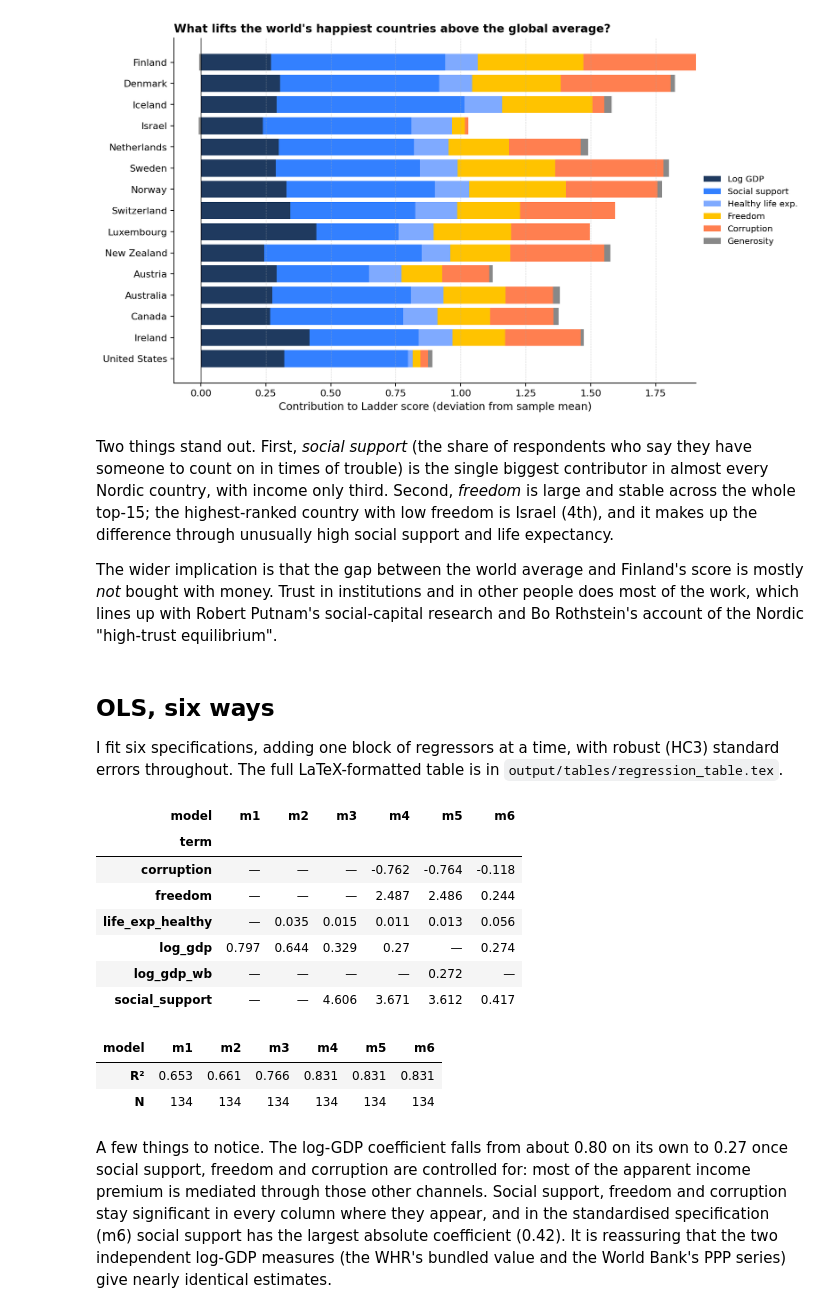
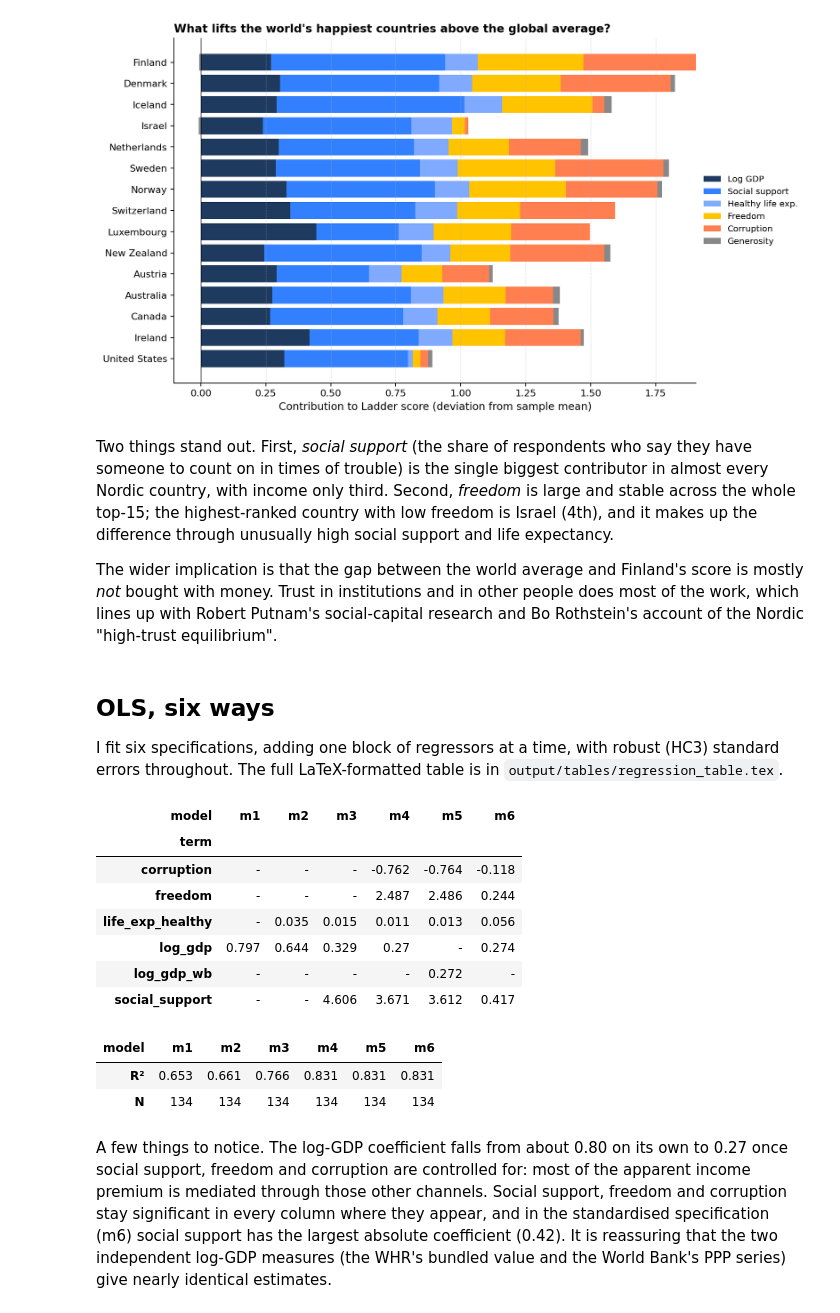
Before and after one commit to maksimkitikov/Data-Science-in-Economics, a Jupyter notebook: blog.ipynb, the cells around one changed output. Cells and saved outputs as stored; diff of their text form; code cells hidden in the pictures.

```diff
--- a/blog.ipynb
+++ b/blog.ipynb
@@ -121,14 +122,15 @@ Two things stand out. First, *social support* (the share of
 respondents who say they have someone to count on in times of trouble) is
 the single biggest contributor in almost every Nordic country, with income
 only third. Second, *freedom* is large and stable across the whole top-15;
-the highest-ranked country with low freedom is Israel (4th), and it makes up
-the difference through unusually high social support and life expectancy.
+the highest-ranked country with low freedom is Israel (4th), and it makes
+up the difference through unusually high social support and life
+expectancy.
 
 The wider implication is that the gap between the world average and
-Finland's score is mostly *not* bought with money. Trust in institutions and
-in other people does most of the work, which lines up with Robert Putnam's
-social-capital research and Bo Rothstein's account of the Nordic "high-trust
-equilibrium".
+Finland's score is mostly *not* bought with money. Trust in institutions
+and in other people does most of the work, which lines up with Robert
+Putnam's social-capital research and Bo Rothstein's account of the Nordic
+"high-trust equilibrium".
 # %% [markdown]
 ## OLS, six ways
 
@@ -138,25 +140,25 @@ in `output/tables/regression_table.tex`.
 # %%
 reg = pd.read_csv(TAB + "regression_summary.csv")
 piv = (reg[reg.term != "const"]
        .pivot(index="term", columns="model", values="coef")
        .round(3)
-       .fillna("—"))
+       .fillna("-"))
 fit = reg[["model", "r2", "n"]].drop_duplicates().set_index("model")
 fit_summary = pd.DataFrame({
-    "R²":  fit["r2"].round(3).astype(str),
-    "N":   fit["n"].astype(int).astype(str),
+    "R²": fit["r2"].round(3).astype(str),
+    "N": fit["n"].astype(int).astype(str),
 }).T
 display(piv)
 display(fit_summary)
 # %% [output]
 | model | m1 | m2 | m3 | m4 | m5 | m6 |
 | term |  |  |  |  |  |  |
-| corruption | — | — | — | -0.762 | -0.764 | -0.118 |
-| freedom | — | — | — | 2.487 | 2.486 | 0.244 |
-| life_exp_healthy | — | 0.035 | 0.015 | 0.011 | 0.013 | 0.056 |
-| log_gdp | 0.797 | 0.644 | 0.329 | 0.27 | — | 0.274 |
-| log_gdp_wb | — | — | — | — | 0.272 | — |
-| social_support | — | — | 4.606 | 3.671 | 3.612 | 0.417 |
+| corruption | - | - | - | -0.762 | -0.764 | -0.118 |
+| freedom | - | - | - | 2.487 | 2.486 | 0.244 |
+| life_exp_healthy | - | 0.035 | 0.015 | 0.011 | 0.013 | 0.056 |
+| log_gdp | 0.797 | 0.644 | 0.329 | 0.27 | - | 0.274 |
+| log_gdp_wb | - | - | - | - | 0.272 | - |
+| social_support | - | - | 4.606 | 3.671 | 3.612 | 0.417 |
 | model | m1 | m2 | m3 | m4 | m5 | m6 |
 | R² | 0.653 | 0.661 | 0.766 | 0.831 | 0.831 | 0.831 |
 | N | 134 | 134 | 134 | 134 | 134 | 134 |
```
Also changed, not shown: parts of 13 cells of this notebook, 48 other files.
